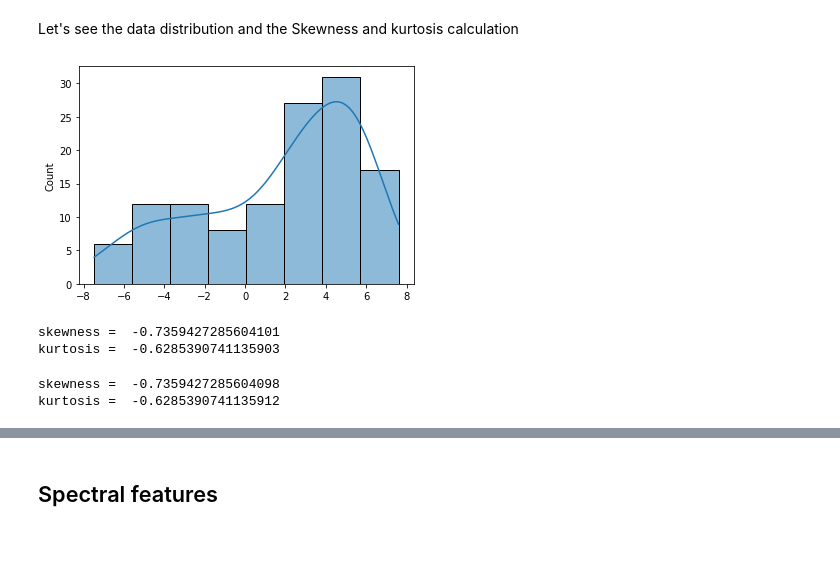
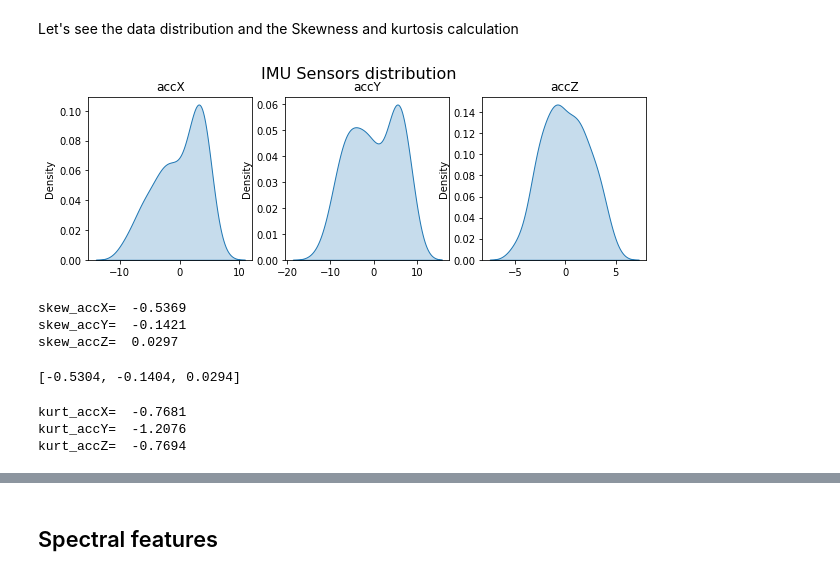
Before and after one commit to Mjrovai/TinyML4D, a Jupyter notebook: AAU/Edge_Impulse_Spectral_Analysis_Block.ipynb, the cells around one changed output, grey strips where cells are left out. Cells and saved outputs as stored; diff of their text form; code cells hidden in the pictures; blank space fills up the shorter version.

```diff
--- a/AAU/Edge_Impulse_Spectral_Analysis_Block.ipynb
+++ b/AAU/Edge_Impulse_Spectral_Analysis_Block.ipynb
@@ -51,4 +88,13 @@ N
+# %%
+sensors = [accX, accY, accZ]
 # %%
-x = list(range(0, N))
-sns.lineplot(x, data);
+plt.figure(figsize = (12, 6))
+[plt.plot(x, label=y) for x,y in zip(sensors, axis)]
+plt.legend(loc='lower right')
+plt.title('Raw Features')
+plt.xlabel('#Sample')
+plt.ylabel('Value')
+plt.box(False)
+plt.grid()
+plt.show()
 # %% [output]
@@ -65,6 +111,6 @@ Here are some specific reasons why subtracting the mean can be useful:
 - It can improve performance: In some machine learning algorithms, centering the data can improve performance by reducing the influence of outliers and making the data more easily comparable.
 Overall, subtracting the mean is a simple but powerful technique that can be used to improve the analysis and interpretation of data.
 # %%
-dtmean = sum(data)/len(data)
-dtmean
+dtmean = [(sum(x)/len(x)) for x in sensors]
+[print('mean_'+x+'= ', round(y, 4)) for x,y in zip(axis, dtmean)][0]
 # %% [output]
@@ -72,4 +120,6 @@ dtmean
 # %%
-stand_data = data.copy()
-stand_data = [(x - dtmean) for x in stand_data]
+accX = [(x - dtmean[0]) for x in accX]
+accY = [(x - dtmean[1]) for x in accY]
+accZ = [(x - dtmean[2]) for x in accZ]
+sensors = [accX, accY, accZ]
 # %%
@@ -172,18 +179,33 @@ In statistics, skewness and kurtosis are two ways to measure the **shape of a di
 # %% [markdown]
 Let's see the data distribution and the Skewness and kurtosis calculation
 # %%
-sns.histplot(data,kde=True);
+fig, axes = plt.subplots(nrows=1, ncols=3, figsize=(10, 3))
+sns.kdeplot(accX, fill=True, ax=axes[0])
+sns.kdeplot(accY, fill=True, ax=axes[1])
+sns.kdeplot(accZ, fill=True, ax=axes[2])
+axes[0].set_title('accX')
+axes[1].set_title('accY')
+axes[2].set_title('accZ')
+plt.suptitle('IMU Sensors distribution', fontsize=16, y=1.02)
+plt.show()
 # %% [output]
-[figure, old version]
+[figure, new version]
 # %%
-print("skewness = ", skew(data, bias=False))
-print("kurtosis = ", kurtosis(data, bias=False))
+skew = [skew(x, bias=False) for x in sensors]
+[print('skew_'+x+'= ', round(y, 4)) for x,y in zip(axis, skew)][0]
 # %% [output]
-skewness =  -0.7359427285604101
-kurtosis =  -0.6285390741135903
+skew_accX=  -0.5369
+skew_accY=  -0.1421
+skew_accZ=  0.0297
+# %%
+# Compare with Edge Impulse result features
+features[1:N_feat:N_feat_axis]
+# %% [output]
+[-0.5304, -0.1404, 0.0294]
 # %%
-print("skewness = ", skew(norm_data, bias=False))
-print("kurtosis = ", kurtosis(norm_data, bias=False))
+kurt = [kurtosis(x, bias=False) for x in sensors]
+[print('kurt_'+x+'= ', round(y, 4)) for x,y in zip(axis, kurt)][0]
 # %% [output]
-skewness =  -0.7359427285604098
-kurtosis =  -0.6285390741135912
+kurt_accX=  -0.7681
+kurt_accY=  -1.2076
+kurt_accZ=  -0.7694
```
Also changed, not shown: parts of 57 cells of this notebook.
